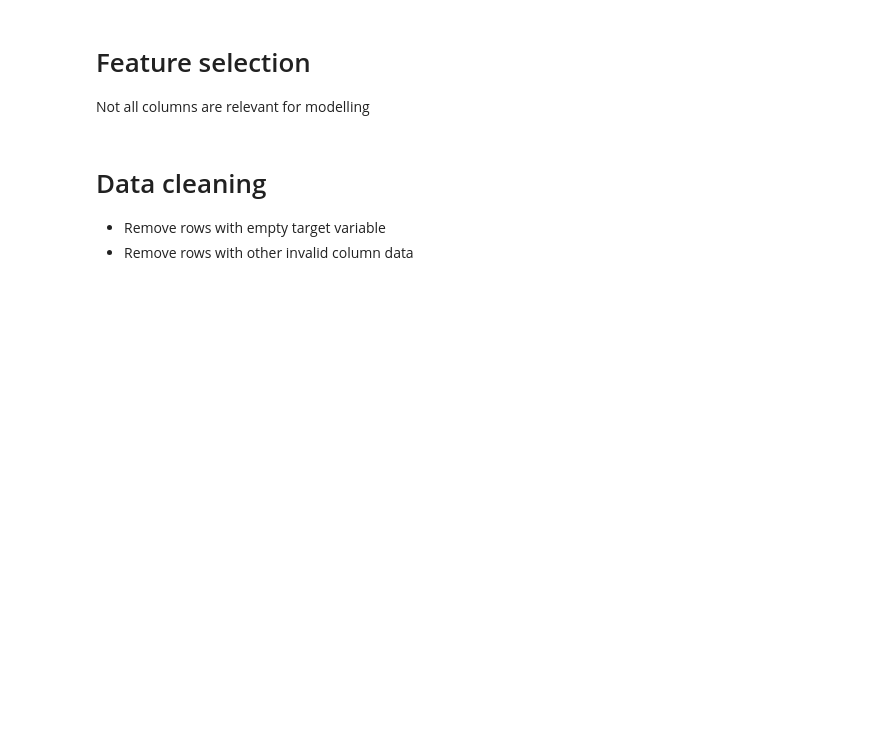
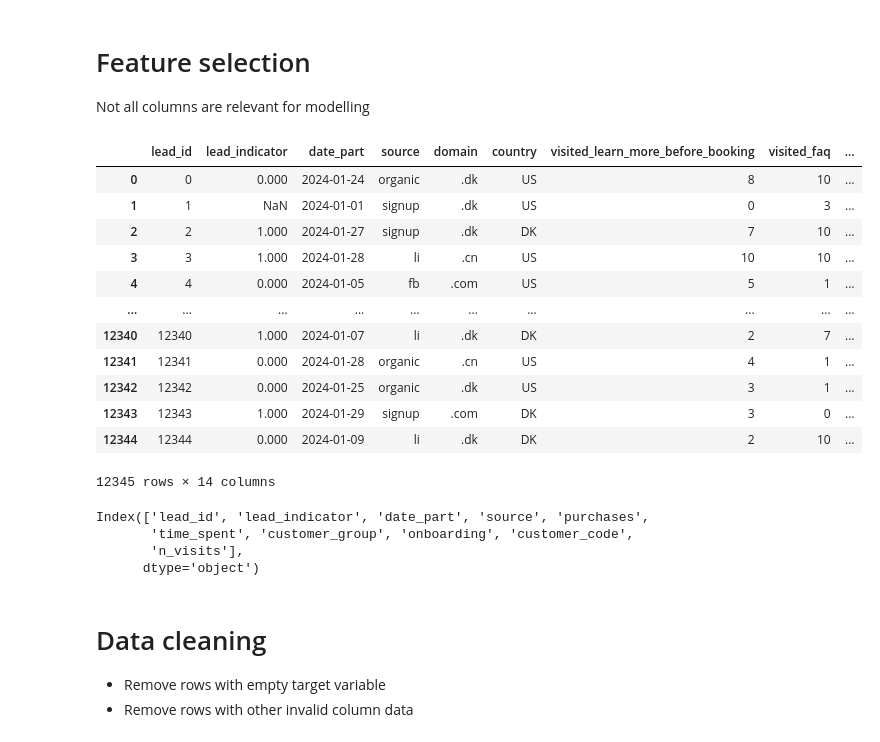
Before and after one commit to Mariegint/itu-sdse-project, a Jupyter notebook: mlops_refactor/notebooks/main.ipynb, the cells around one changed output. Cells and saved outputs as stored; diff of their text form; code cells hidden in the pictures; blank space fills up the shorter version.

Commit message:
refactor: summarize preprocessing and test functions in notebook

```diff
--- a/mlops_refactor/notebooks/main.ipynb
+++ b/mlops_refactor/notebooks/main.ipynb
@@ -113,7 +83,7 @@ Is your cache up to date?
 # %%
 print("Loading training data")
 
-data = pd.read_csv("./artifacts/raw_data.csv")
+data = pd.read_csv("/Users/tettret/Desktop/MLOps/itu-sdse-project/mlops_refactor/data/raw/raw_data.csv")
 
 print("Total rows:", data.count())
 display(data.head(5))
@@ -123,21 +114,27 @@ NameError: name 'pd' is not defined
 # %%
-import pandas as pd
-import datetime
-import json
+#import pandas as pd
+#import datetime
+#import json
 
-if not max_date:
-    max_date = pd.to_datetime(datetime.datetime.now().date()).date()
-else:
-    max_date = pd.to_datetime(max_date).date()
+#if not max_date:
+#    max_date = pd.to_datetime(datetime.datetime.now().date()).date()
+#else:
+#    max_date = pd.to_datetime(max_date).date()
 
-min_date = pd.to_datetime(min_date).date()
+#min_date = pd.to_datetime(min_date).date()
 
 # Time limit data
-data["date_part"] = pd.to_datetime(data["date_part"]).dt.date
-data = data[(data["date_part"] >= min_date) & (data["date_part"] <= max_date)]
+#data["date_part"] = pd.to_datetime(data["date_part"]).dt.date
+#data = data[(data["date_part"] >= min_date) & (data["date_part"] <= max_date)]
 
-min_date = data["date_part"].min()
-max_date = data["date_part"].max()
-date_limits = {"min_date": str(min_date), "max_date": str(max_date)}
-with open("./artifacts/date_limits.json", "w") as f:
-    json.dump(date_limits, f)
+#min_date = data["date_part"].min()
+#max_date = data["date_part"].max()
+#date_limits = {"min_date": str(min_date), "max_date": str(max_date)}
+#with open("./artifacts/date_limits.json", "w") as f:
+#    json.dump(date_limits, f)
+# %%
+from data.preprocessing import filter_data_by_date
+
+
+data=filter_data_by_date(data, min_date=min_date, max_date=max_date)
+data
@@ -146,11 +157,28 @@ with open("./artifacts/date_limits.json", "w") as f:
 
 Not all columns are relevant for modelling
 # %%
-data = data.drop(
+data_test = data.drop(
     [
         "is_active", "marketing_consent", "first_booking", "existing_customer", "last_seen"
     ],
     axis=1
 )
+data_test
+
+#drop_unused_features
+# %% [output]
+|  | lead_id | lead_indicator | date_part | source | domain | country | visited_learn_more_before_booking | visited_faq | ... |
+| 0 | 0 | 0.000 | 2024-01-24 | organic | .dk | US | 8 | 10 | ... |
+| 1 | 1 | NaN | 2024-01-01 | signup | .dk | US | 0 | 3 | ... |
+| 2 | 2 | 1.000 | 2024-01-27 | signup | .dk | DK | 7 | 10 | ... |
+| 3 | 3 | 1.000 | 2024-01-28 | li | .cn | US | 10 | 10 | ... |
+| 4 | 4 | 0.000 | 2024-01-05 | fb | .com | US | 5 | 1 | ... |
+| ... | ... | ... | ... | ... | ... | ... | ... | ... | ... |
+| 12340 | 12340 | 1.000 | 2024-01-07 | li | .dk | DK | 2 | 7 | ... |
+| 12341 | 12341 | 0.000 | 2024-01-28 | organic | .cn | US | 4 | 1 | ... |
+| 12342 | 12342 | 0.000 | 2024-01-25 | organic | .dk | US | 3 | 1 | ... |
+| 12343 | 12343 | 1.000 | 2024-01-29 | signup | .com | DK | 3 | 0 | ... |
+| 12344 | 12344 | 0.000 | 2024-01-09 | li | .dk | DK | 2 | 10 | ... |
+12345 rows × 14 columns
 # %%
 #Removing columns that will be added back after the EDA
@@ -161,3 +189,14 @@ data = data.drop(
+# %%
+from data.preprocessing import drop_unused_features
+
+
+data= drop_unused_features(data)
+data.columns
+# %% [output]
+Index(['lead_id', 'lead_indicator', 'date_part', 'source', 'purchases',
+       'time_spent', 'customer_group', 'onboarding', 'customer_code',
+       'n_visits'],
+      dtype='object')
 # %% [markdown]
 # Data cleaning
 * Remove rows with empty target variable
```
Also changed, not shown: parts of 26 cells of this notebook, 12 other files.
